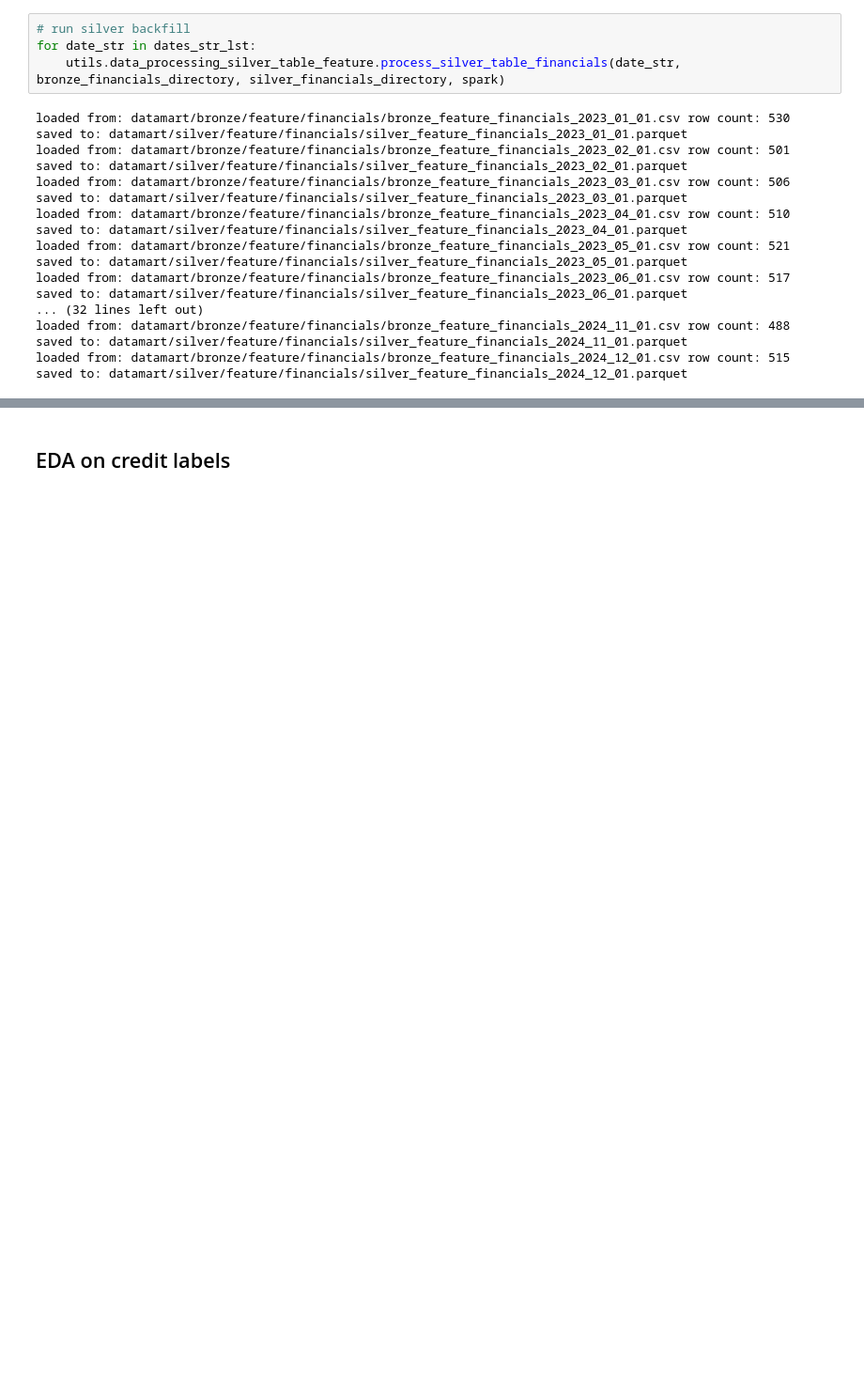
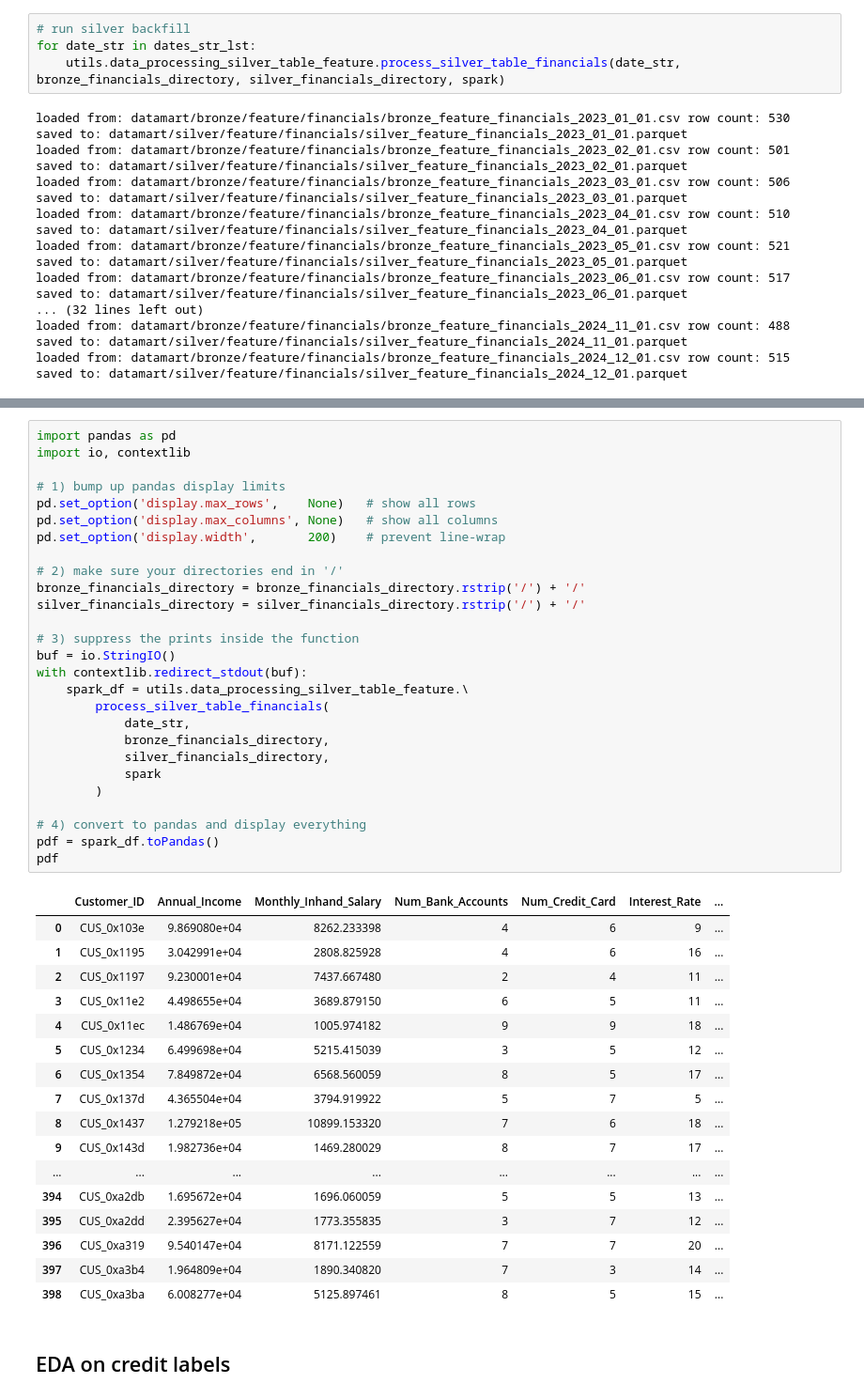
Before and after one commit to ngblpauline/MLE, a Jupyter notebook: Assignment1/data_processing_main_feature.ipynb, the cells around one changed output, grey strips where cells are left out. Shown at 94% size. Drawn from its saved outputs; the diff is of its cells as text; blank space fills up the shorter version.

```diff
--- a/Assignment1/data_processing_main_feature.ipynb
+++ b/Assignment1/data_processing_main_feature.ipynb
@@ -383,4 +383,49 @@ saved to: datamart/silver/feature/financials/silver_feature_financials_2024_12_0
 515 rows × 26 columns
+# %%
+import pandas as pd
+import io, contextlib
+
+# 1) bump up pandas display limits
+pd.set_option('display.max_rows',    None)   # show all rows
+pd.set_option('display.max_columns', None)   # show all columns
+pd.set_option('display.width',       200)    # prevent line-wrap
+
+# 2) make sure your directories end in '/'
+bronze_financials_directory = bronze_financials_directory.rstrip('/') + '/'
+silver_financials_directory = silver_financials_directory.rstrip('/') + '/'
+
+# 3) suppress the prints inside the function
+buf = io.StringIO()
+with contextlib.redirect_stdout(buf):
+    spark_df = utils.data_processing_silver_table_feature.\
+        process_silver_table_financials(
+            date_str,
+            bronze_financials_directory,
+            silver_financials_directory,
+            spark
+        )
+
+# 4) convert to pandas and display everything
+pdf = spark_df.toPandas()
+pdf
+# %% [output]
+|  | Customer_ID | Annual_Income | Monthly_Inhand_Salary | Num_Bank_Accounts | Num_Credit_Card | Interest_Rate | ... |
+| 0 | CUS_0x103e | 9.869080e+04 | 8262.233398 | 4 | 6 | 9 | ... |
+| 1 | CUS_0x1195 | 3.042991e+04 | 2808.825928 | 4 | 6 | 16 | ... |
+| 2 | CUS_0x1197 | 9.230001e+04 | 7437.667480 | 2 | 4 | 11 | ... |
+| 3 | CUS_0x11e2 | 4.498655e+04 | 3689.879150 | 6 | 5 | 11 | ... |
+| 4 | CUS_0x11ec | 1.486769e+04 | 1005.974182 | 9 | 9 | 18 | ... |
+| 5 | CUS_0x1234 | 6.499698e+04 | 5215.415039 | 3 | 5 | 12 | ... |
+| 6 | CUS_0x1354 | 7.849872e+04 | 6568.560059 | 8 | 5 | 17 | ... |
+| 7 | CUS_0x137d | 4.365504e+04 | 3794.919922 | 5 | 7 | 5 | ... |
+| 8 | CUS_0x1437 | 1.279218e+05 | 10899.153320 | 7 | 6 | 18 | ... |
+| 9 | CUS_0x143d | 1.982736e+04 | 1469.280029 | 8 | 7 | 17 | ... |
+| ... | ... | ... | ... | ... | ... | ... | ... |
+| 394 | CUS_0xa2db | 1.695672e+04 | 1696.060059 | 5 | 5 | 13 | ... |
+| 395 | CUS_0xa2dd | 2.395627e+04 | 1773.355835 | 3 | 7 | 12 | ... |
+| 396 | CUS_0xa319 | 9.540147e+04 | 8171.122559 | 7 | 7 | 20 | ... |
+| 397 | CUS_0xa3b4 | 1.964809e+04 | 1890.340820 | 7 | 3 | 14 | ... |
+| 398 | CUS_0xa3ba | 6.008277e+04 | 5125.897461 | 8 | 5 | 15 | ... |
 # %% [markdown]
 ## EDA on credit labels
 # %%
```
Also changed, not shown: parts of 2 cells of this notebook, 1 other file.
